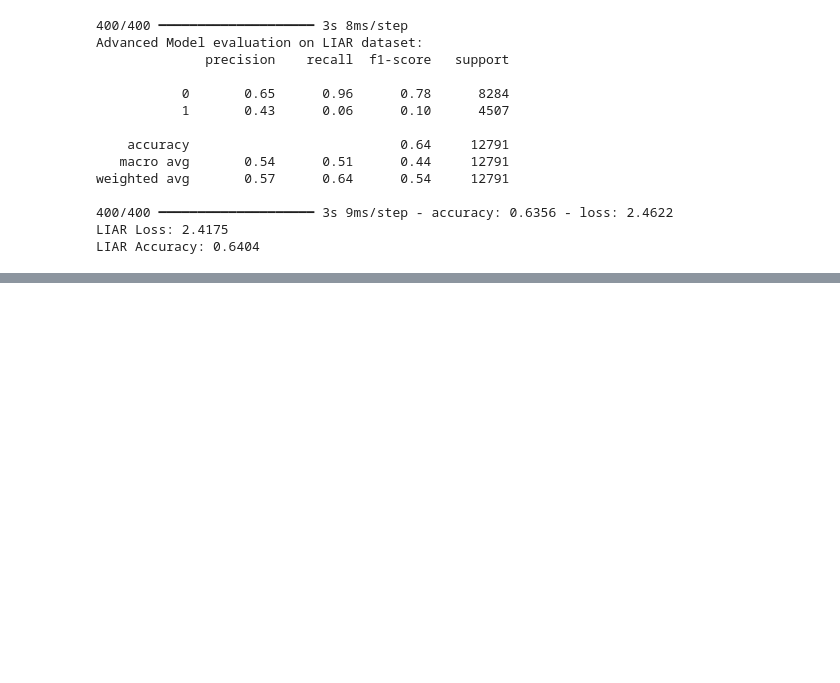
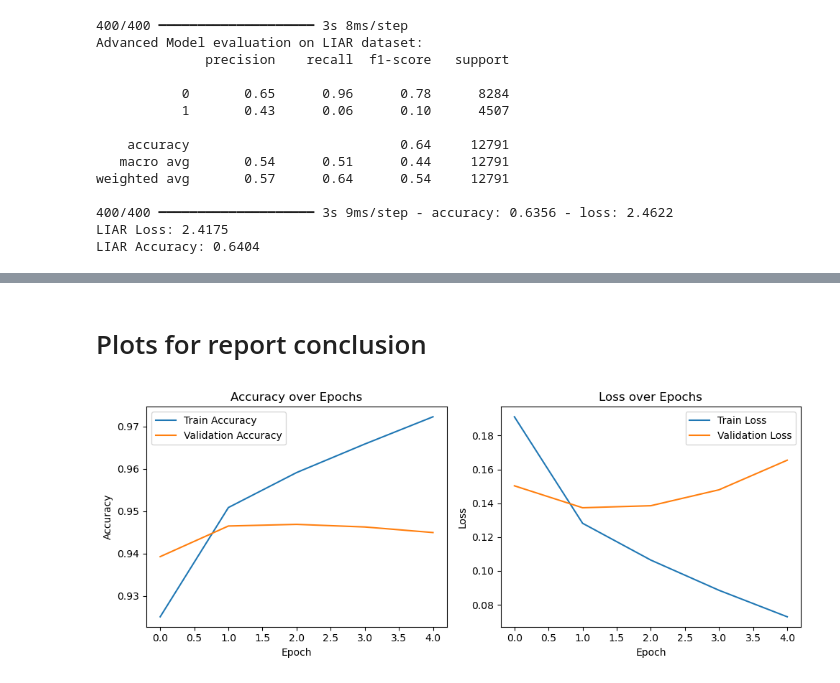
Before and after one commit to emmampakarinen/intelligent-systems-project, a Jupyter notebook: project.ipynb, the cells around one changed output, grey strips where cells are left out. Cells and saved outputs as stored; diff of their text form; code cells hidden in the pictures; blank space fills up the shorter version.

```diff
--- a/project.ipynb
+++ b/project.ipynb
@@ -818,0 +829,31 @@ LIAR Accuracy: 0.6404
+# %% [markdown]
+# Plots for report conclusion
+# %%
+# plot was generated with ChatGPT4o
+def plot_training_history(history):
+    plt.figure(figsize=(10, 4))
+
+    # accuracy
+    plt.subplot(1, 2, 1)
+    plt.plot(history.history['accuracy'], label='Train Accuracy')
+    plt.plot(history.history['val_accuracy'], label='Validation Accuracy')
+    plt.title('Accuracy over Epochs')
+    plt.xlabel('Epoch')
+    plt.ylabel('Accuracy')
+    plt.legend()
+
+    # loss
+    plt.subplot(1, 2, 2)
+    plt.plot(history.history['loss'], label='Train Loss')
+    plt.plot(history.history['val_loss'], label='Validation Loss')
+    plt.title('Loss over Epochs')
+    plt.xlabel('Epoch')
+    plt.ylabel('Loss')
+    plt.legend()
+
+    plt.tight_layout()
+    plt.show()
+
+plot_training_history(history)
+# %% [output]
+[figure, added]
```
Also changed, not shown: parts of 3 cells of this notebook.
